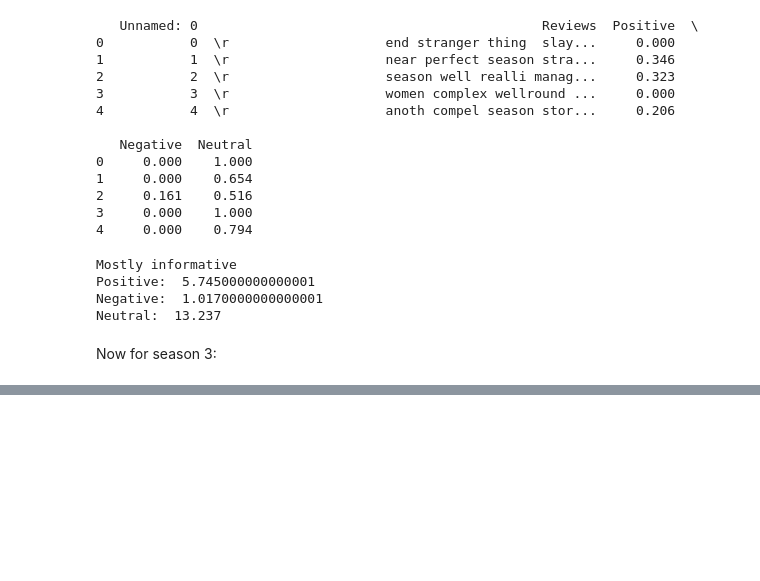
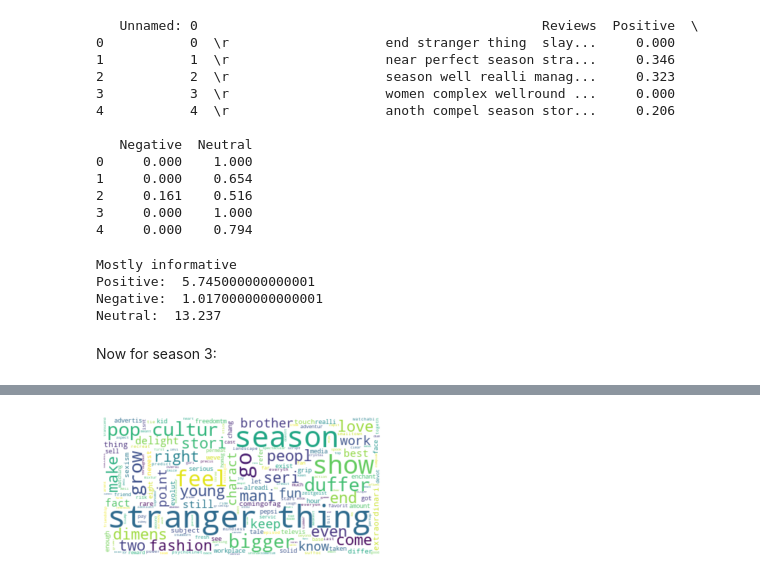
Before and after one commit to Arch200/StrangerThingsComparison, a Jupyter notebook: TheStrangerThingsProject.ipynb, the cells around one changed output, grey strips where cells are left out. Cells and saved outputs as stored; diff of their text form; code cells hidden in the pictures; blank space fills up the shorter version.

```diff
--- a/TheStrangerThingsProject.ipynb
+++ b/TheStrangerThingsProject.ipynb
@@ -469,0 +524,10 @@ Now for season 3:
+# %%
+def make_cloud(text):
+  stopwords = set(STOPWORDS)
+  wordcloud = WordCloud(stopwords=stopwords, background_color="white").generate(text)
+  plt.figure( figsize=(5,5))
+  plt.imshow(wordcloud, interpolation='bilinear')
+  plt.axis("off")
+  plt.show() #use function instead of duplicate code
+# %% [output]
+[figure, added]
```
Also changed, not shown: parts of 7 cells of this notebook.
